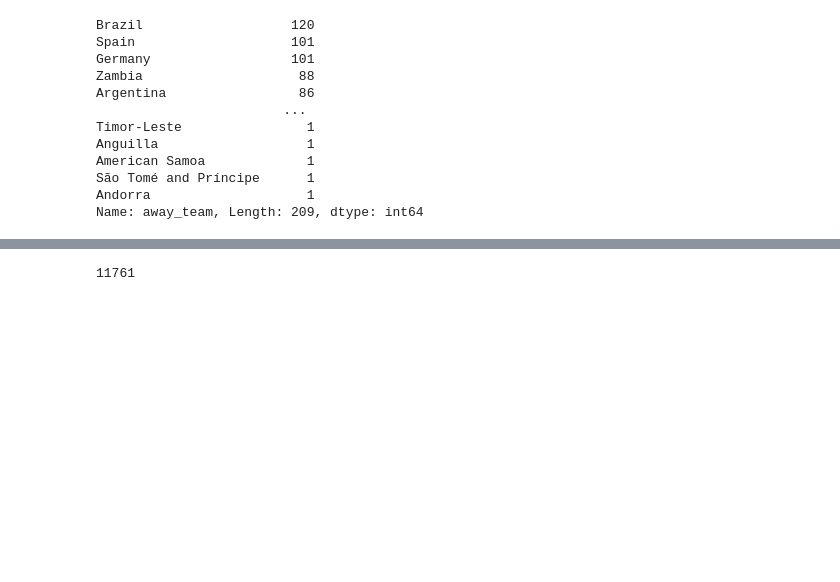
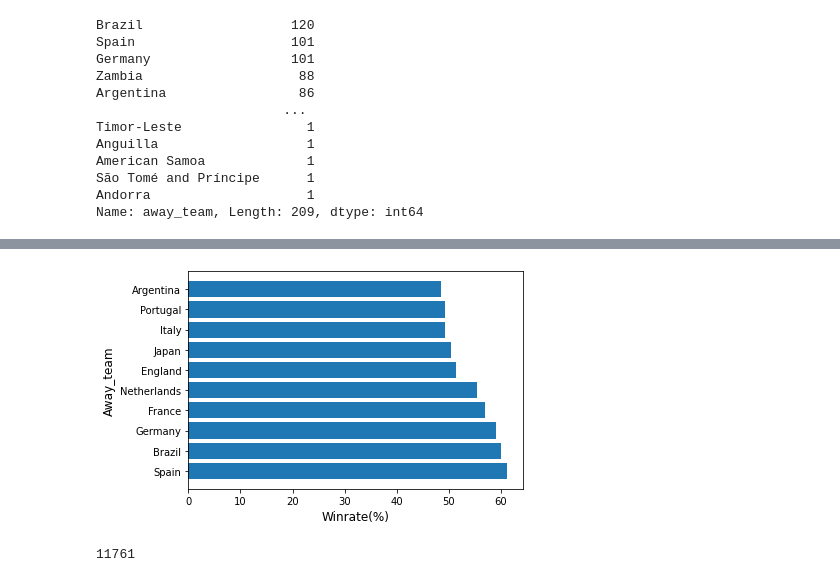
Before and after one commit to Hxu1203/Team-ds, a Jupyter notebook: Hxu-folder/Sport project.ipynb, the cells around one changed output, grey strips where cells are left out. Cells and saved outputs as stored; diff of their text form; code cells hidden in the pictures; blank space fills up the shorter version.

```diff
--- a/Hxu-folder/Sport project.ipynb
+++ b/Hxu-folder/Sport project.ipynb
@@ -42,6 +50,6 @@ dtype: int64
 # %%
 #Count each team's total away game
-away_team = fifa_df.groupby(['away_team']).size().nlargest(3)
+away_team = fifa_df.groupby(['away_team']).size()
 away_team
 # %% [output]
 away_team
@@ -89,0 +128,9 @@ Name: away_team, Length: 209, dtype: int64
+# %%
+away_winrate = (most_win_away_team/away_team)*100
+away_winrate_sort = away_winrate.sort_values(ascending=False).head(10)
+away_winrate_df = pd.DataFrame(away_winrate_sort)
+away_winrate_df = away_winrate_df.reset_index()
+away_winrate_df = away_winrate_df.rename(columns={'index':'away_team',0:'winrate'})
+
+away_winrate_df = away_winrate_df.head(10)
+away_winrate_df
@@ -90,3 +157,14 @@ Name: away_team, Length: 209, dtype: int64
+# %%
+def addlabels(x,y):
+    for i in range(len(x)):
+        plt.text(i, y[i], y[i], ha = 'center')
+plt.barh(away_winrate_df['away_team'],away_winrate_df['winrate'])
+plt.ylabel('Away_team',fontsize=12)
+plt.xlabel('Winrate(%)',fontsize=12)
+
+plt.show()
+# %% [output]
+[figure, added]
 # %%
 #Total wins of home game
 total_win_home = most_win_home_team.sum()
```
Also changed, not shown: parts of 10 cells of this notebook.
